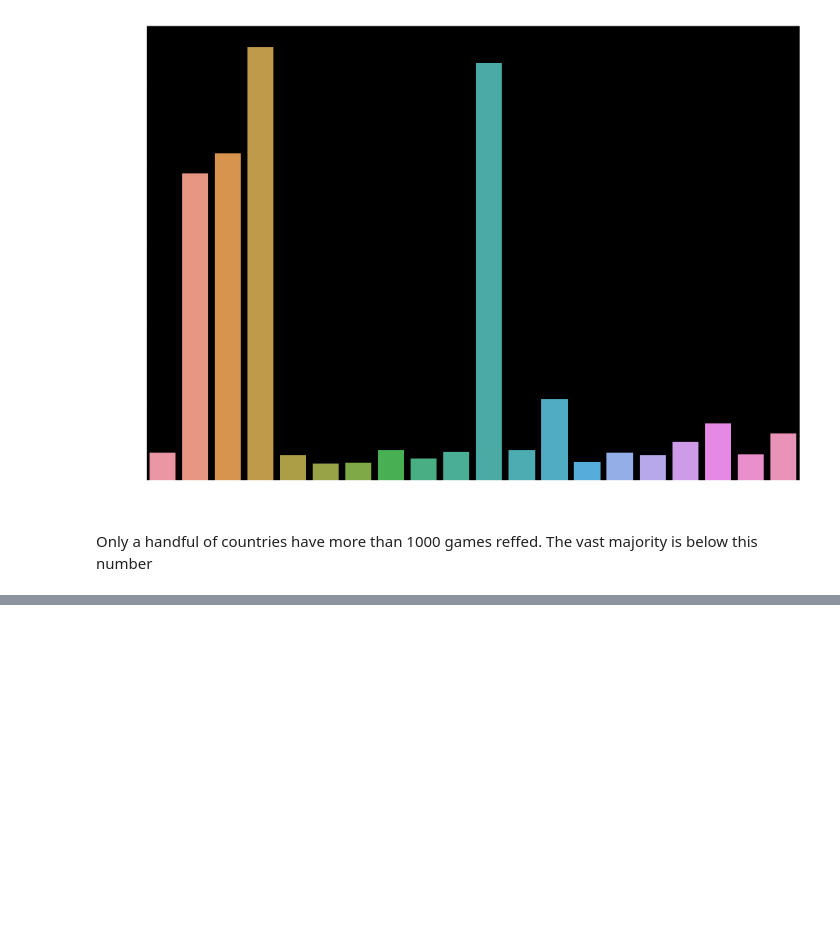
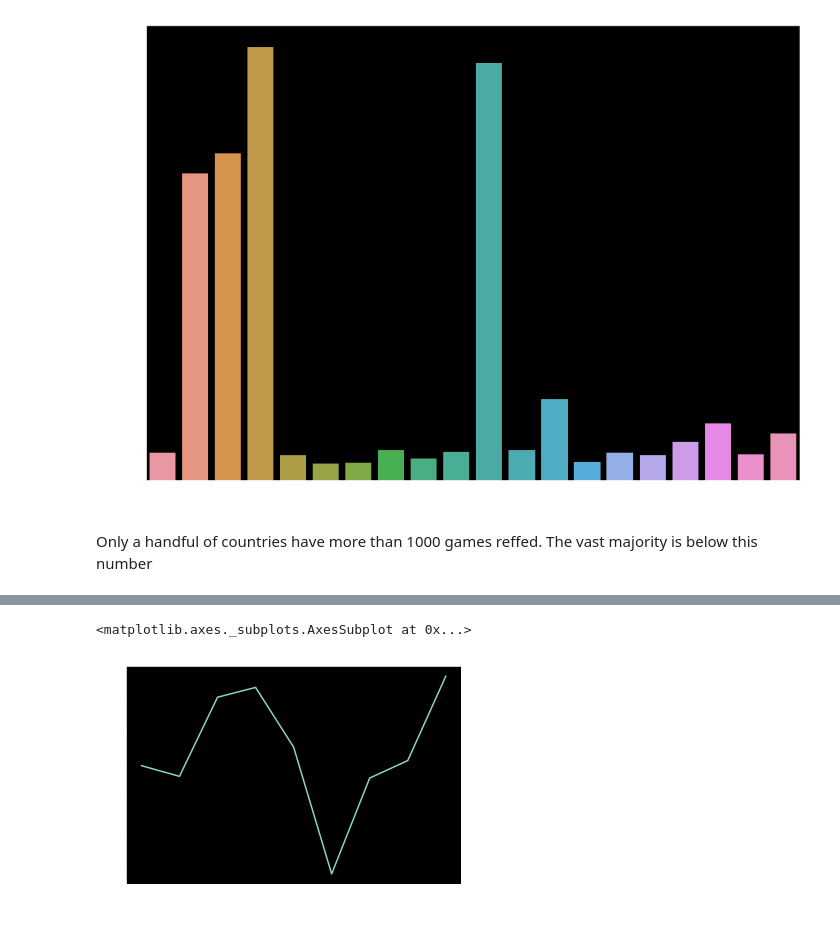
Before and after one commit to markertsean/redcard, a Jupyter notebook: Exploration.ipynb, the cells around one changed output, grey strips where cells are left out. Cells and saved outputs as stored; diff of their text form; code cells hidden in the pictures; blank space fills up the shorter version.

```diff
--- a/Exploration.ipynb
+++ b/Exploration.ipynb
@@ -331,0 +411,2 @@ Only a handful of countries have more than 1000 games reffed. The vast majority
+# %%
+df['weight'] = weight
@@ -331,0 +440,2 @@ Only a handful of countries have more than 1000 games reffed. The vast majority
+# %%
+df.dropna(subset=['rating'], axis=0, inplace=True)
@@ -331,0 +450,6 @@ Only a handful of countries have more than 1000 games reffed. The vast majority
+# %%
+avg_cards = {}
+pop_count = {}
+for tone in df.rating.unique():
+    avg_cards[tone] = df[df.rating==tone].tot_reds.sum()/df[df.rating==tone].rating.count()
+    pop_count[tone] = df[df.rating==tone].rating.count()
@@ -331,0 +468,7 @@ Only a handful of countries have more than 1000 games reffed. The vast majority
+# %%
+cards_per_player = pd.Series(avg_cards)
+# %%
+cards_per_player.plot()
+# %% [output]
+<matplotlib.axes._subplots.AxesSubplot at 0x...>
+[figure, added]
```
Also changed, not shown: parts of 47 cells of this notebook.
